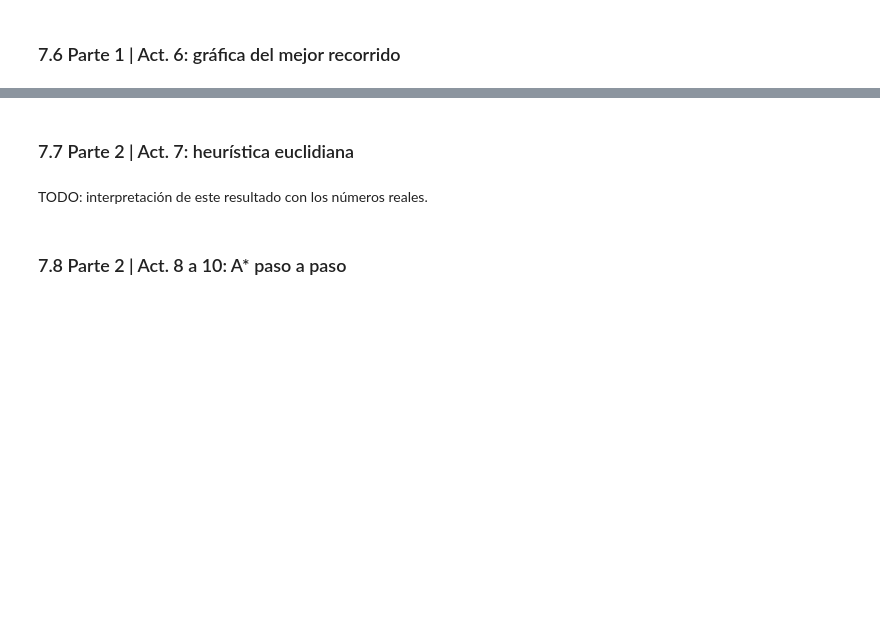
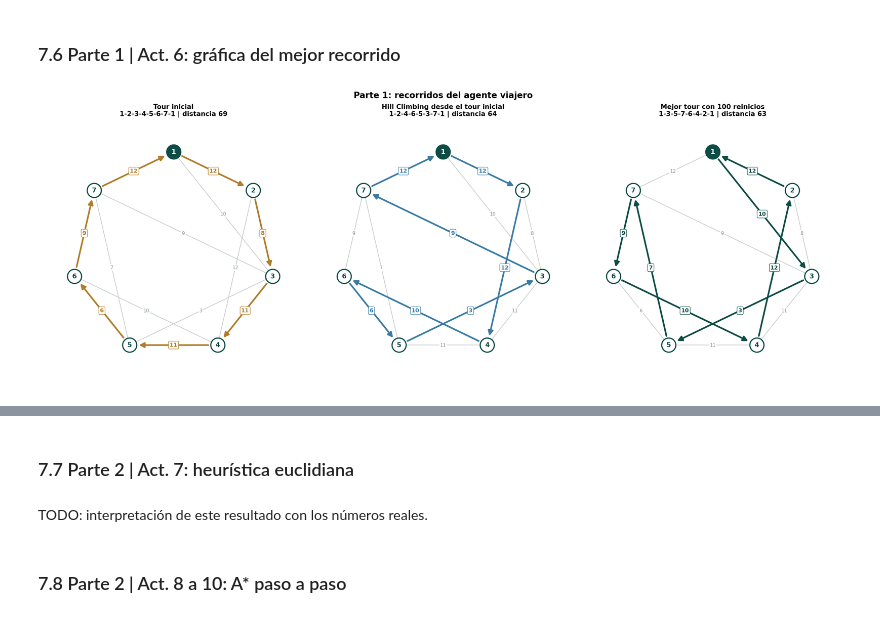
Before and after one commit to fabianpradod/mod-practica3, a Jupyter notebook: Practica_3_AStar_Hill_Climbing_Redes.ipynb, the cells around one changed output, grey strips where cells are left out. Saved outputs shown, nothing was run; the diff lists cells and outputs as text; code cells hidden in the pictures; blank space fills up the shorter version.

```diff
--- a/Practica_3_AStar_Hill_Climbing_Redes.ipynb
+++ b/Practica_3_AStar_Hill_Climbing_Redes.ipynb
@@ -172,4 +438,9 @@ TODO: interpretación de este resultado con los números reales.
 # %% [markdown]
 ### 7.3 Parte 1 | Act. 3 y 4: Hill Climbing de máximo descenso
 # %%
-# TODO: call the functions for this step
+tour_hc, dist_hc, registro_hc = hill_climbing(tour_inicial, distancias)
+imprimir_tabla(registro_hc, ["iteracion", "tour_actual", "distancia", "mejor_vecino", "dist_vecino",
+                             "tramo_invertido", "mejora"])
+d0 = distancia_tour(tour_inicial, distancias)
+print(f"\nSe detiene en {formato(tour_hc)} con distancia {dist_hc}: bajó de {d0} a {dist_hc} "
+      f"({d0 - dist_hc} menos) en {len(registro_hc) - 1} movimientos")
@@ -190,5 +564,11 @@ TODO: interpretación de este resultado con los números reales.
 # %% [markdown]
 ### 7.6 Parte 1 | Act. 6: gráfica del mejor recorrido
 # %%
-# TODO: call the functions for this step
+fig, axes = plot_tours([("Tour inicial", tour_inicial, ROLE["compare"]),
+                        ("Hill Climbing desde el tour inicial", tour_hc, ROLE["model"]),
+                        ("Mejor tour con 100 reinicios", mejor_tour, ROLE["actual"])],
+                       distancias, "02_hc_mejor_recorrido.png", "Parte 1: recorridos del agente viajero")
+plt.show()
+# %% [output]
+[figure, added]
 # %% [markdown]
```
Also changed, not shown: parts of 24 cells of this notebook, 3 other files.
